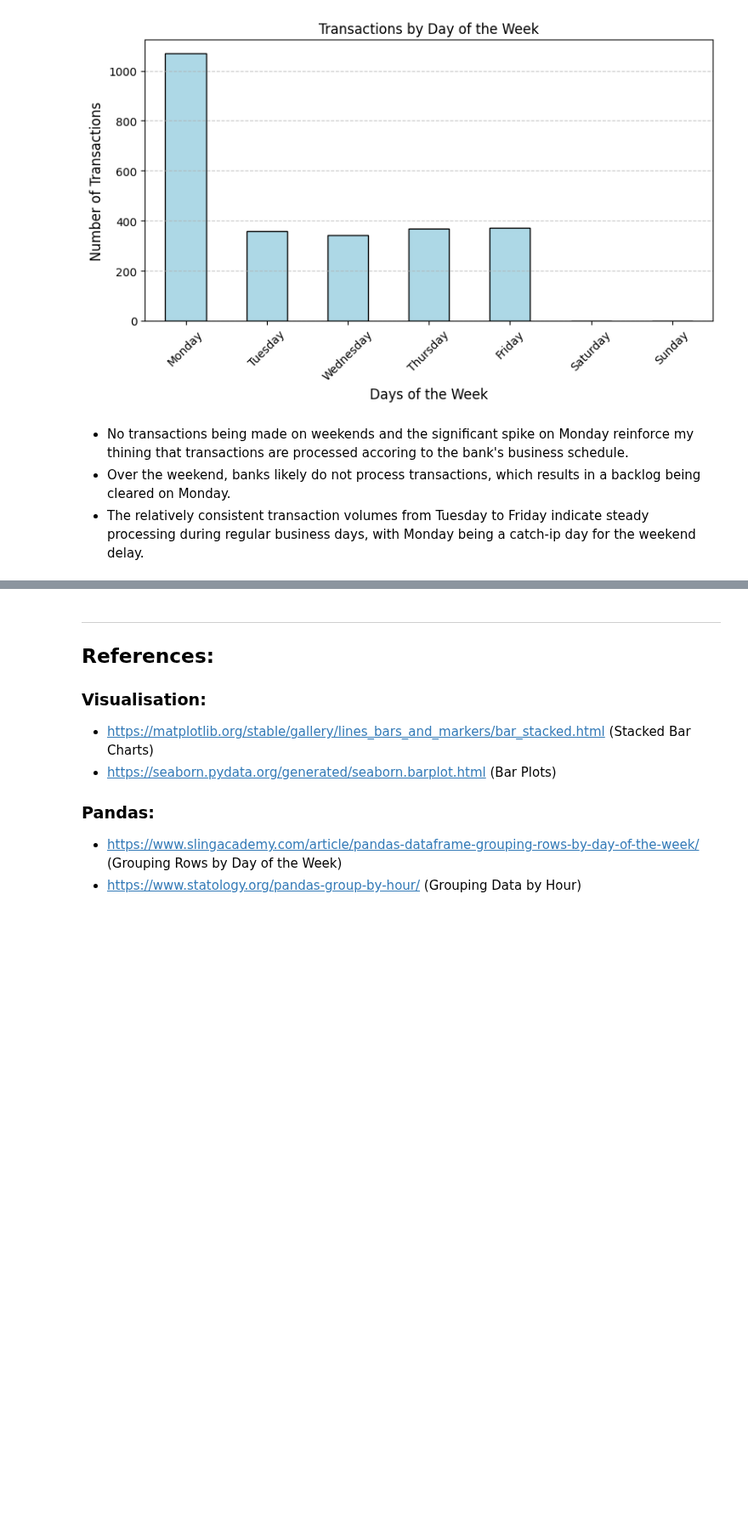
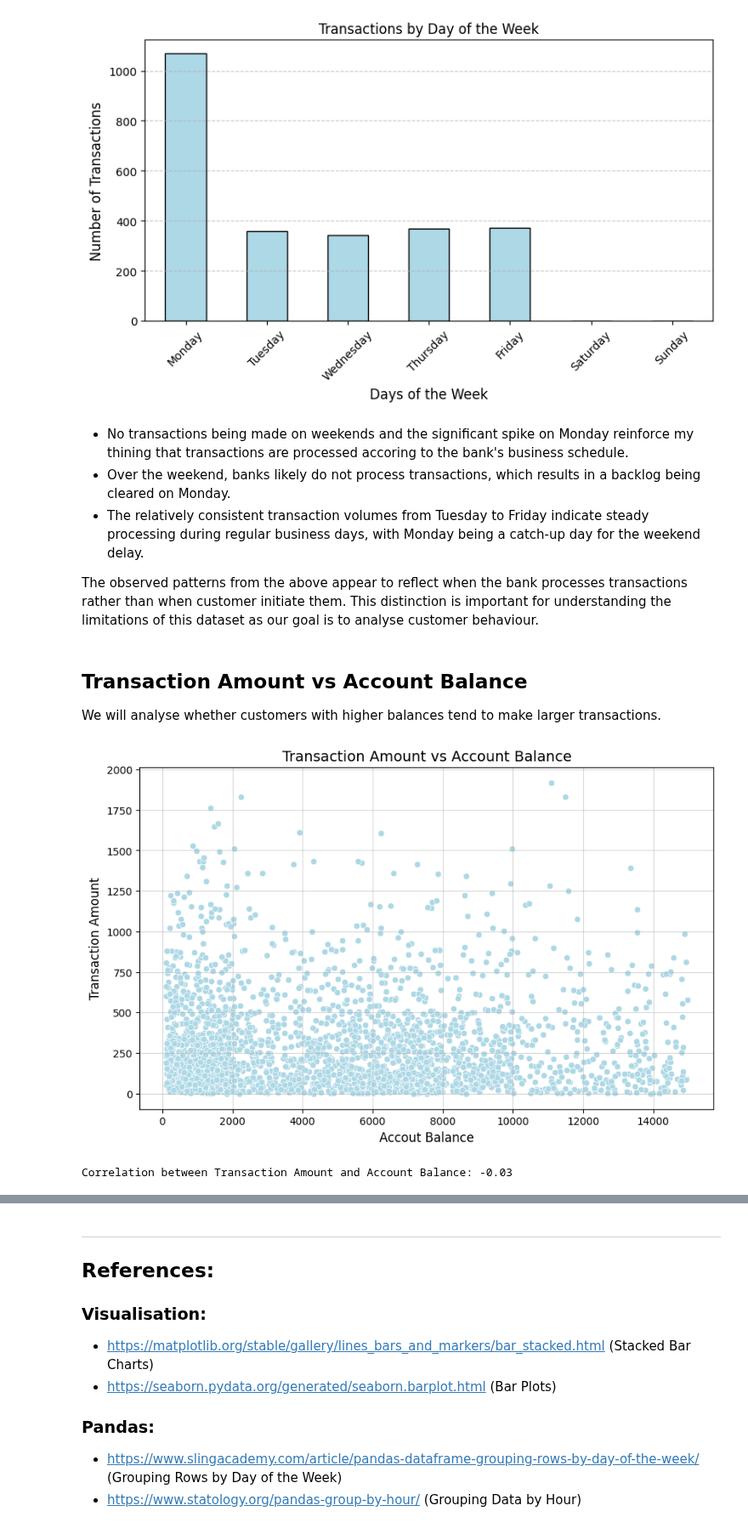
Before and after one commit to briannemcgrath/PFDA, a Jupyter notebook: project/project.ipynb, the cells around one changed output, grey strips where cells are left out. Shown at 85% size. Drawn from its saved outputs; the diff is of its cells as text; code cells hidden in the pictures; blank space fills up the shorter version.

```diff
--- a/project/project.ipynb
+++ b/project/project.ipynb
@@ -380,4 +380,26 @@ plt.show()
 # %% [markdown]
 - No transactions being made on weekends and the significant spike on Monday reinforce my thining that transactions are processed accoring to the bank's business schedule.
 - Over the weekend, banks likely do not process transactions, which results in a backlog being cleared on Monday.
-- The relatively consistent transaction volumes from Tuesday to Friday indicate steady processing during regular business days, with Monday being a catch-ip day for the weekend delay.
+- The relatively consistent transaction volumes from Tuesday to Friday indicate steady processing during regular business days, with Monday being a catch-up day for the weekend delay.
+
+The observed patterns from the above appear to reflect when the bank processes transactions rather than when customer initiate them. This distinction is important for understanding the limitations of this dataset as our goal is to analyse customer behaviour.
+# %% [markdown]
+## **Transaction Amount vs Account Balance**
+
+We will analyse whether customers with higher balances tend to make larger transactions.
+# %%
+#plotting
+plt.figure(figsize=(10,6))
+sns.scatterplot(data=df, x='AccountBalance', y='TransactionAmount', color='lightblue')
+plt.title('Transaction Amount vs Account Balance', fontsize=14)
+plt.xlabel('Accout Balance', fontsize=12)
+plt.ylabel('Transaction Amount', fontsize=12)
+plt.grid(True, alpha=0.5)
+plt.show()
+
+#calculating correlation coefficient
+correlation = df[['TransactionAmount', 'AccountBalance']].corr().iloc[0, 1]
+print(f'Correlation between Transaction Amount and Account Balance: {correlation:.2f}')
+# %% [output]
+[figure, added]
+Correlation between Transaction Amount and Account Balance: -0.03
```
Also changed, not shown: parts of 2 cells of this notebook.
